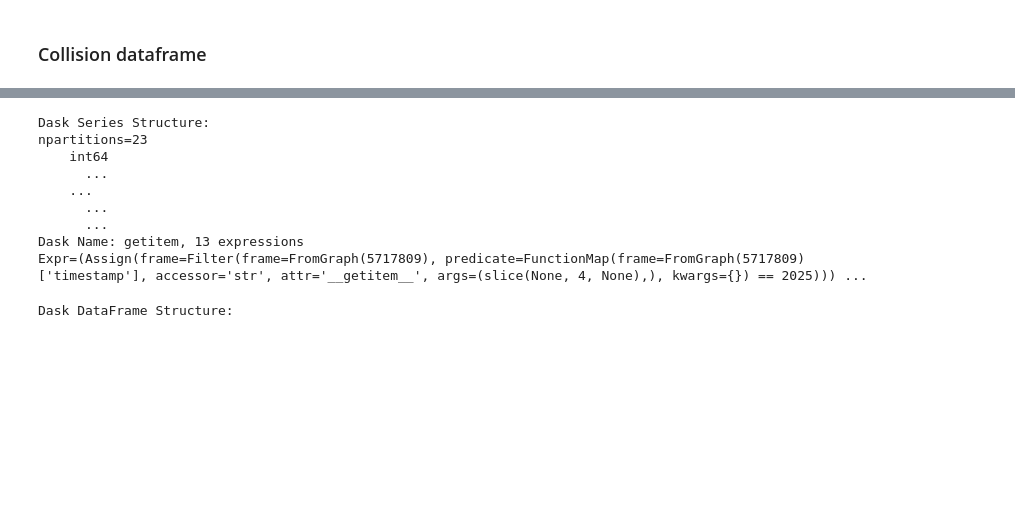
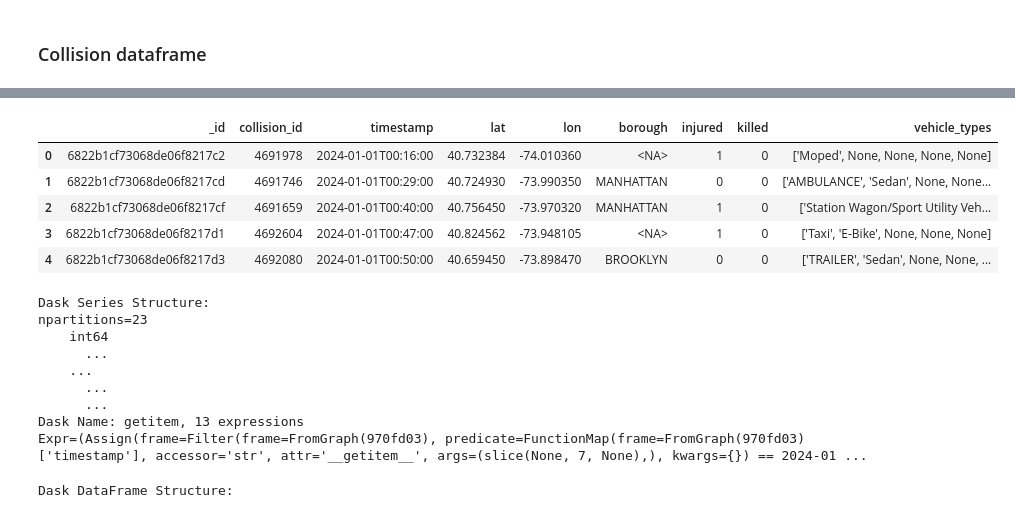
Before and after one commit to sindhujyoti6201/NYC-Traffic-Collision-Analysis-and-Prediction, a Jupyter notebook: src/nyc_traffic_collision_analysis_and_prediction/model_training/modeling-dask.ipynb, the cells around one changed output, grey strips where cells are left out. Saved outputs shown, nothing was run; the diff lists cells and outputs as text; code cells hidden in the pictures; blank space fills up the shorter version.

```diff
--- a/src/nyc_traffic_collision_analysis_and_prediction/model_training/modeling-dask.ipynb
+++ b/src/nyc_traffic_collision_analysis_and_prediction/model_training/modeling-dask.ipynb
@@ -214,5 +196,13 @@ col_df.head()
 # %%
-col_df = col_df[col_df['timestamp'].str[:4] == '2025']
+col_df = col_df[col_df['timestamp'].str[:7] == '2024-01']
+col_df.head()
+# %% [output]
+|  | _id | collision_id | timestamp | lat | lon | borough | injured | killed | vehicle_types |
+| 0 | 6822b1cf73068de06f8217c2 | 4691978 | 2024-01-01T00:16:00 | 40.732384 | -74.010360 | <NA> | 1 | 0 | ['Moped', None, None, None, None] |
+| 1 | 6822b1cf73068de06f8217cd | 4691746 | 2024-01-01T00:29:00 | 40.724930 | -73.990350 | MANHATTAN | 0 | 0 | ['AMBULANCE', 'Sedan', None, None... |
+| 2 | 6822b1cf73068de06f8217cf | 4691659 | 2024-01-01T00:40:00 | 40.756450 | -73.970320 | MANHATTAN | 1 | 0 | ['Station Wagon/Sport Utility Veh... |
+| 3 | 6822b1cf73068de06f8217d1 | 4692604 | 2024-01-01T00:47:00 | 40.824562 | -73.948105 | <NA> | 1 | 0 | ['Taxi', 'E-Bike', None, None, None] |
+| 4 | 6822b1cf73068de06f8217d3 | 4692080 | 2024-01-01T00:50:00 | 40.659450 | -73.898470 | BROOKLYN | 0 | 0 | ['TRAILER', 'Sedan', None, None, ... |
 # %%
 col_df['crash_score'] = (col_df['injured'].astype(int) + 3*(col_df['killed'].astype(int)))
 col_df['crash_score']
@@ -225,7 +215,7 @@ npartitions=23
       ...
       ...
 Dask Name: getitem, 13 expressions
-Expr=(Assign(frame=Filter(frame=FromGraph(5717809), predicate=FunctionMap(frame=FromGraph(5717809)['timestamp'], accessor='str', attr='__getitem__', args=(slice(None, 4, None),), kwargs={}) == 2025))) ...
+Expr=(Assign(frame=Filter(frame=FromGraph(970fd03), predicate=FunctionMap(frame=FromGraph(970fd03)['timestamp'], accessor='str', attr='__getitem__', args=(slice(None, 7, None),), kwargs={}) == 2024-01 ...
 # %%
 col_columns = ['timestamp','lat','lon','crash_score']
 # %%
```
Also changed, not shown: parts of 32 cells of this notebook, 3 other files.
